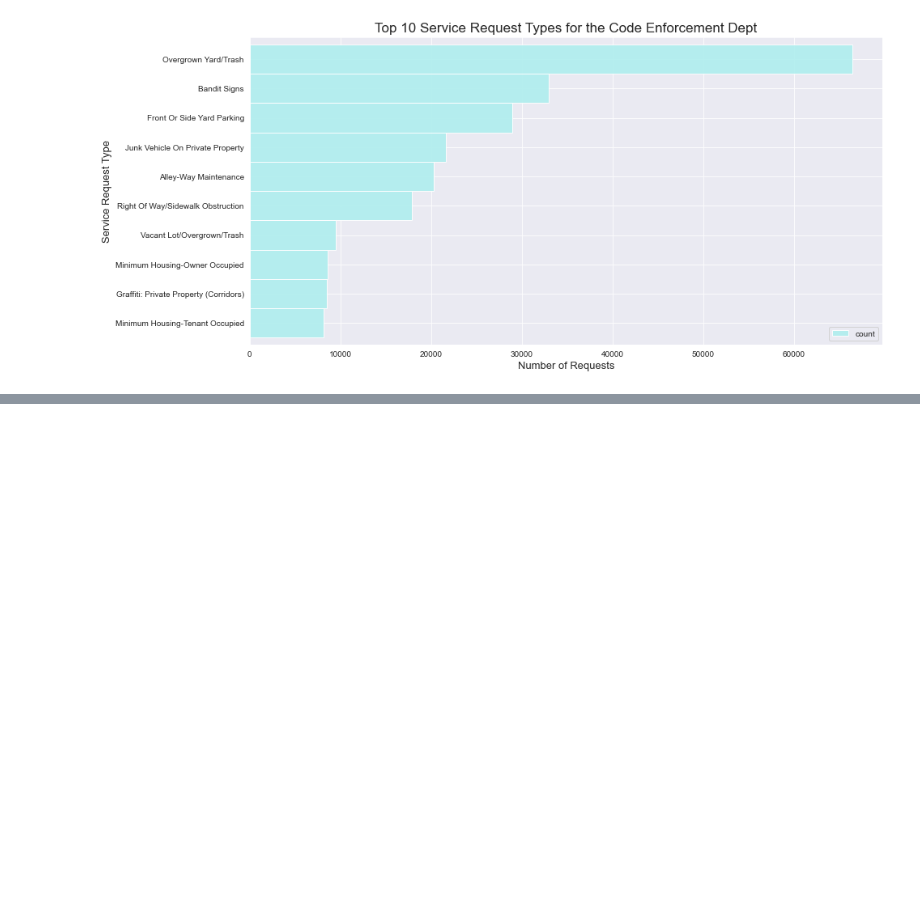
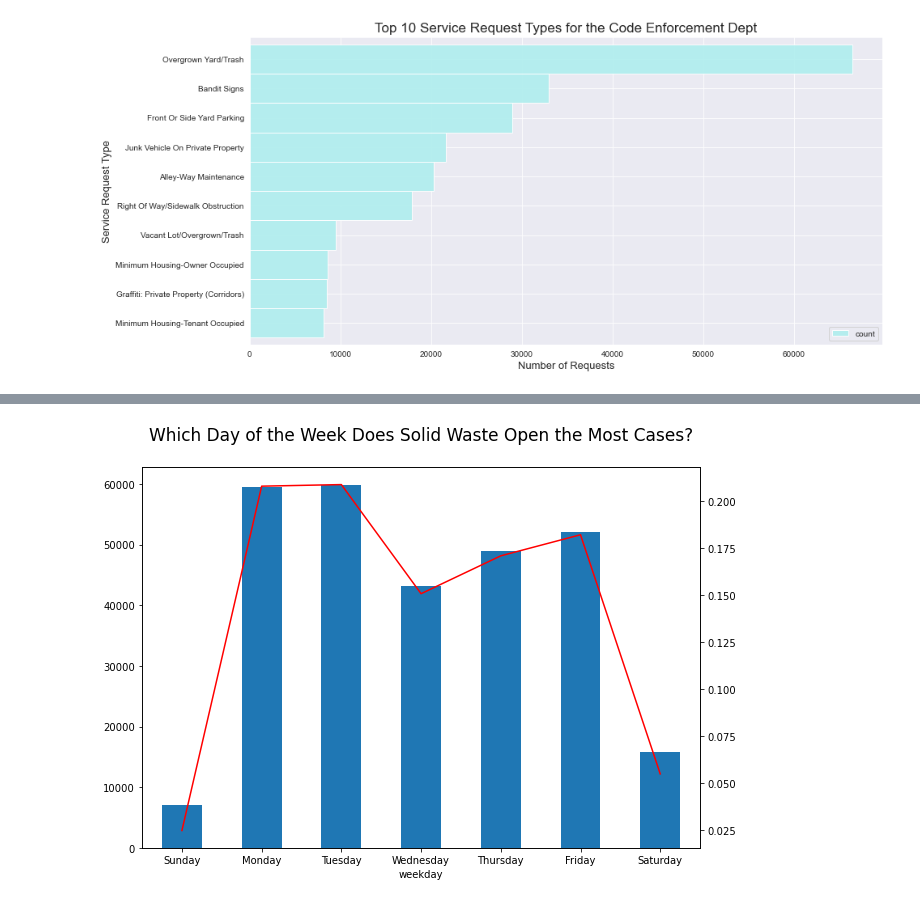
Before and after one commit to HeatherOrtegaMcMillan/spark-exercises, a Jupyter notebook: explore_spark.ipynb, the cells around one changed output, grey strips where cells are left out. Saved outputs shown, nothing was run; the diff lists cells and outputs as text; code cells hidden in the pictures; blank space fills up the shorter version.

```diff
--- a/explore_spark.ipynb
+++ b/explore_spark.ipynb
@@ -319,0 +547,14 @@ with sns.axes_style('darkgrid'):
+# %%
+solid_waste = (
+    df
+    .filter(col('department') == 'Solid Waste')
+    .groupby(date_format(col("case_opened_date"), "EEEE").alias('weekday'),
+             dayofweek(col('case_opened_date')).alias('numbered_day'))
+    .count()
+    .sort(asc('numbered_day'))
+    .dropna()
+    .toPandas()
+)
+# %%
+# create percentage column by dividing the count by the sum of all the counts
+solid_waste['percent'] = solid_waste['count'] / solid_waste['count'].sum()
@@ -319,0 +572,8 @@ with sns.axes_style('darkgrid'):
+# %%
+solid_waste.set_index('weekday')['count'].plot(kind='bar', figsize = (10,7))
+solid_waste.set_index('weekday')['percent'].plot(secondary_y = True, color = 'red')
+
+plt.title('Which Day of the Week Does Solid Waste Open the Most Cases?\n', fontsize = 17)
+plt.show()
+# %% [output]
+[figure, added]
```
Also changed, not shown: parts of 25 cells of this notebook.
